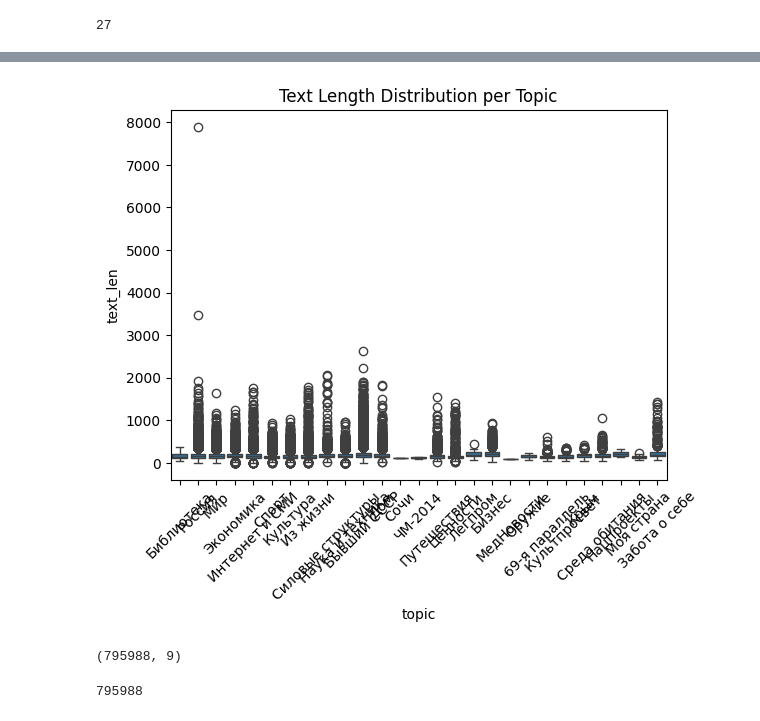
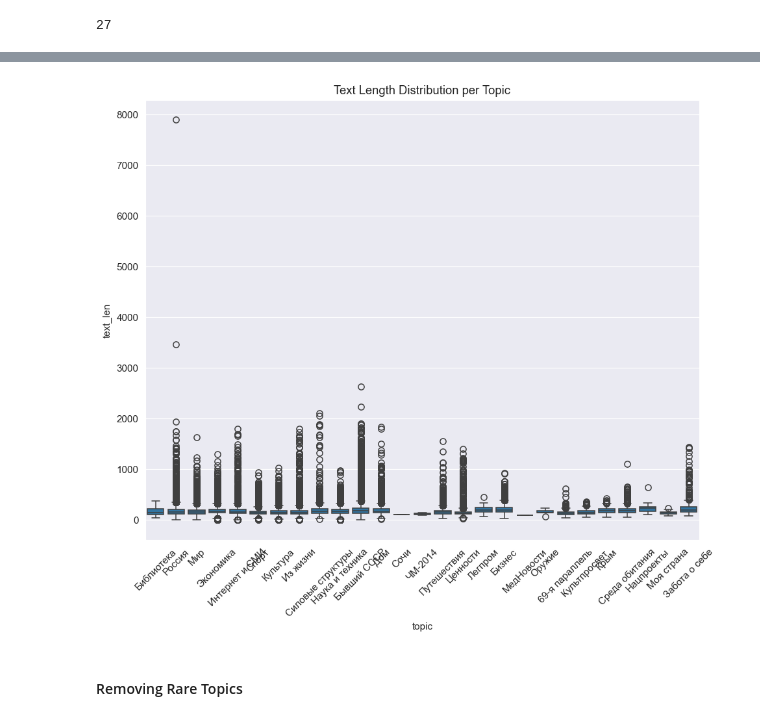
Before and after one commit to Fsxdx/news-classifier, a Jupyter notebook: notebooks/data.ipynb, the cells around one changed output, grey strips where cells are left out. Saved outputs shown, nothing was run; the diff lists cells and outputs as text; code cells hidden in the pictures.

```diff
--- a/notebooks/data.ipynb
+++ b/notebooks/data.ipynb
@@ -24,3 +15,8 @@ df.tail()
+# %%
+DATA_DIR = '../data'
+
+df = pd.read_csv(DATA_DIR + '/lenta_news.csv', parse_dates=['date'],
+                 dtype={'url': object, 'title': object, 'text': object, 'topic': object, 'tags': object})
 # %%
 df.shape
 # %% [output]
@@ -258,20 +225,19 @@ Text(0.5, 1.0, 'Text Length (tokens)')
 # %%
 import seaborn as sns
+from matplotlib.pyplot import figure
 
-sns.boxplot(x='topic', y='text_len', data=df)
-plt.xticks(rotation=45)
-plt.title('Text Length Distribution per Topic')
-plt.show()
+def length_distribution():
+    figure(figsize=(10, 8), dpi=110)
+    sns.boxplot(x='topic', y='text_len', data=df)
+    plt.xticks(rotation=45)
+    plt.title('Text Length Distribution per Topic')
+    plt.show()
+
+length_distribution()
 # %% [output]
-[figure, old version]
+[figure, new version]
-# %%
-df.shape
-# %% [output]
-(795988, 9)
-# %%
-df['url'].nunique()
-# %% [output]
-795988
+# %% [markdown]
+#### Removing Rare Topics
 # %%
 vc = df['topic'].value_counts()
 threshold = int(0.005 * df.shape[0])
```
Also changed, not shown: parts of 64 cells of this notebook, 5 other files.
